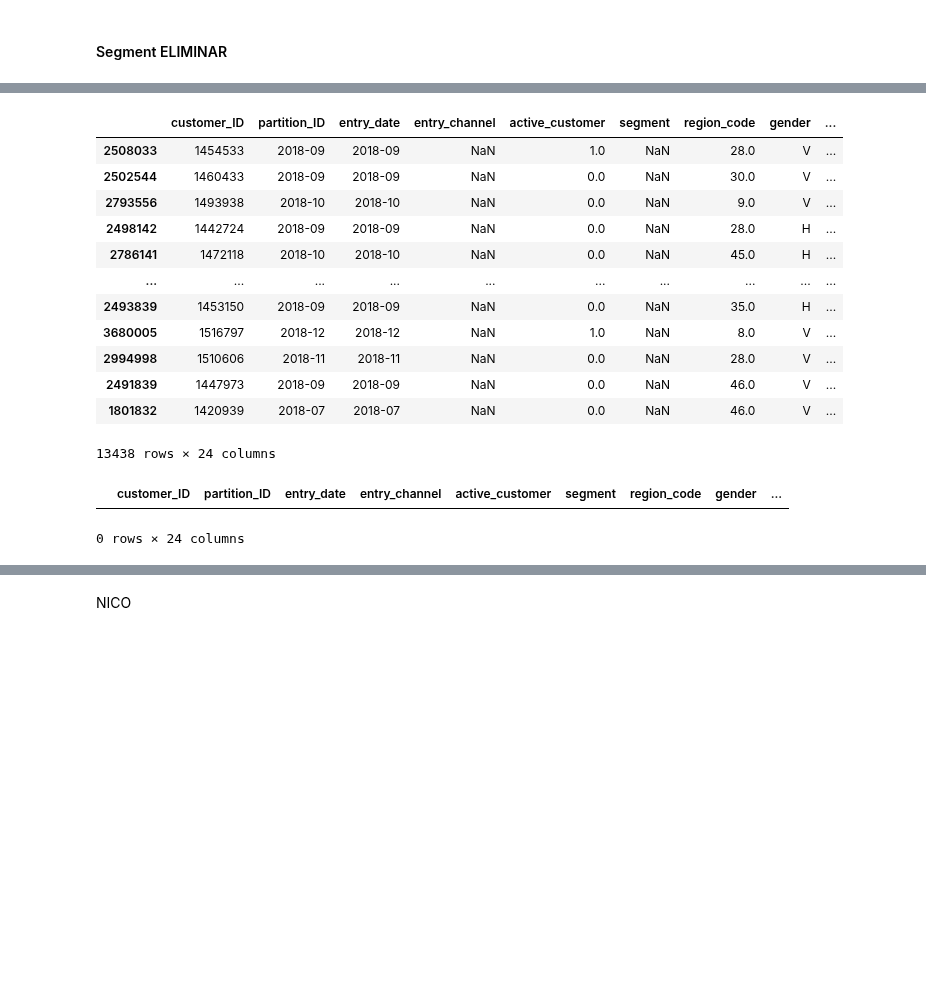
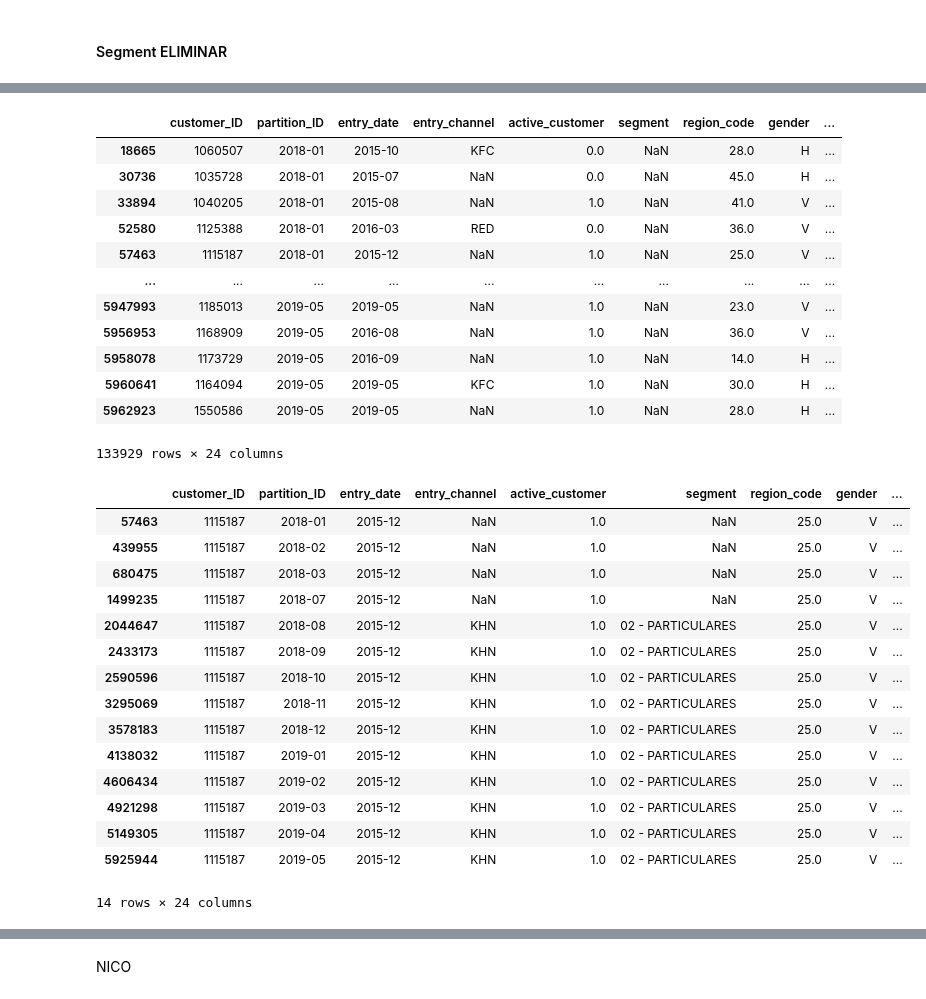
Before and after one commit to RicardColomOrero/easymoney, a Jupyter notebook: Easymoney.ipynb, the cells around one changed output, grey strips where cells are left out. Saved outputs shown, nothing was run; the diff lists cells and outputs as text; code cells hidden in the pictures; blank space fills up the shorter version.

```diff
--- a/Easymoney.ipynb
+++ b/Easymoney.ipynb
@@ -858,3 +904,5 @@ df1 = df_raw.sample(n)
+# %%
+df1 = df_raw.copy()
 # %%
 df1.shape
 # %% [output]
@@ -968,22 +1014,36 @@ df_segment = df1.copy()
 df_segment[df_segment["segment"].isnull()]
 # %% [output]
 |  | customer_ID | partition_ID | entry_date | entry_channel | active_customer | segment | region_code | gender | ... |
-| 2508033 | 1454533 | 2018-09 | 2018-09 | NaN | 1.0 | NaN | 28.0 | V | ... |
-| 2502544 | 1460433 | 2018-09 | 2018-09 | NaN | 0.0 | NaN | 30.0 | V | ... |
-| 2793556 | 1493938 | 2018-10 | 2018-10 | NaN | 0.0 | NaN | 9.0 | V | ... |
-| 2498142 | 1442724 | 2018-09 | 2018-09 | NaN | 0.0 | NaN | 28.0 | H | ... |
-| 2786141 | 1472118 | 2018-10 | 2018-10 | NaN | 0.0 | NaN | 45.0 | H | ... |
+| 18665 | 1060507 | 2018-01 | 2015-10 | KFC | 0.0 | NaN | 28.0 | H | ... |
+| 30736 | 1035728 | 2018-01 | 2015-07 | NaN | 0.0 | NaN | 45.0 | H | ... |
+| 33894 | 1040205 | 2018-01 | 2015-08 | NaN | 1.0 | NaN | 41.0 | V | ... |
+| 52580 | 1125388 | 2018-01 | 2016-03 | RED | 0.0 | NaN | 36.0 | V | ... |
+| 57463 | 1115187 | 2018-01 | 2015-12 | NaN | 1.0 | NaN | 25.0 | V | ... |
 | ... | ... | ... | ... | ... | ... | ... | ... | ... | ... |
-| 2493839 | 1453150 | 2018-09 | 2018-09 | NaN | 0.0 | NaN | 35.0 | H | ... |
-| 3680005 | 1516797 | 2018-12 | 2018-12 | NaN | 1.0 | NaN | 8.0 | V | ... |
-| 2994998 | 1510606 | 2018-11 | 2018-11 | NaN | 0.0 | NaN | 28.0 | V | ... |
-| 2491839 | 1447973 | 2018-09 | 2018-09 | NaN | 0.0 | NaN | 46.0 | V | ... |
-| 1801832 | 1420939 | 2018-07 | 2018-07 | NaN | 0.0 | NaN | 46.0 | V | ... |
+| 5947993 | 1185013 | 2019-05 | 2019-05 | NaN | 1.0 | NaN | 23.0 | V | ... |
+| 5956953 | 1168909 | 2019-05 | 2016-08 | NaN | 1.0 | NaN | 36.0 | V | ... |
+| 5958078 | 1173729 | 2019-05 | 2016-09 | NaN | 1.0 | NaN | 14.0 | H | ... |
+| 5960641 | 1164094 | 2019-05 | 2019-05 | KFC | 1.0 | NaN | 30.0 | H | ... |
+| 5962923 | 1550586 | 2019-05 | 2019-05 | NaN | 1.0 | NaN | 28.0 | H | ... |
-13438 rows × 24 columns
+133929 rows × 24 columns
 # %%
-df_segment[df_segment["customer_ID"] == 1550864]
+df_segment[df_segment["customer_ID"] == 1115187]
 # %% [output]
 |  | customer_ID | partition_ID | entry_date | entry_channel | active_customer | segment | region_code | gender | ... |
+| 57463 | 1115187 | 2018-01 | 2015-12 | NaN | 1.0 | NaN | 25.0 | V | ... |
+| 439955 | 1115187 | 2018-02 | 2015-12 | NaN | 1.0 | NaN | 25.0 | V | ... |
+| 680475 | 1115187 | 2018-03 | 2015-12 | NaN | 1.0 | NaN | 25.0 | V | ... |
+| 1499235 | 1115187 | 2018-07 | 2015-12 | NaN | 1.0 | NaN | 25.0 | V | ... |
+| 2044647 | 1115187 | 2018-08 | 2015-12 | KHN | 1.0 | 02 - PARTICULARES | 25.0 | V | ... |
+| 2433173 | 1115187 | 2018-09 | 2015-12 | KHN | 1.0 | 02 - PARTICULARES | 25.0 | V | ... |
+| 2590596 | 1115187 | 2018-10 | 2015-12 | KHN | 1.0 | 02 - PARTICULARES | 25.0 | V | ... |
+| 3295069 | 1115187 | 2018-11 | 2015-12 | KHN | 1.0 | 02 - PARTICULARES | 25.0 | V | ... |
+| 3578183 | 1115187 | 2018-12 | 2015-12 | KHN | 1.0 | 02 - PARTICULARES | 25.0 | V | ... |
+| 4138032 | 1115187 | 2019-01 | 2015-12 | KHN | 1.0 | 02 - PARTICULARES | 25.0 | V | ... |
+| 4606434 | 1115187 | 2019-02 | 2015-12 | KHN | 1.0 | 02 - PARTICULARES | 25.0 | V | ... |
+| 4921298 | 1115187 | 2019-03 | 2015-12 | KHN | 1.0 | 02 - PARTICULARES | 25.0 | V | ... |
+| 5149305 | 1115187 | 2019-04 | 2015-12 | KHN | 1.0 | 02 - PARTICULARES | 25.0 | V | ... |
+| 5925944 | 1115187 | 2019-05 | 2015-12 | KHN | 1.0 | 02 - PARTICULARES | 25.0 | V | ... |
-0 rows × 24 columns
+14 rows × 24 columns
 # %%
 df1_sorted = df_segment.sort_values(["customer_ID","partition_ID"])
```
Also changed, not shown: parts of 35 cells of this notebook.
